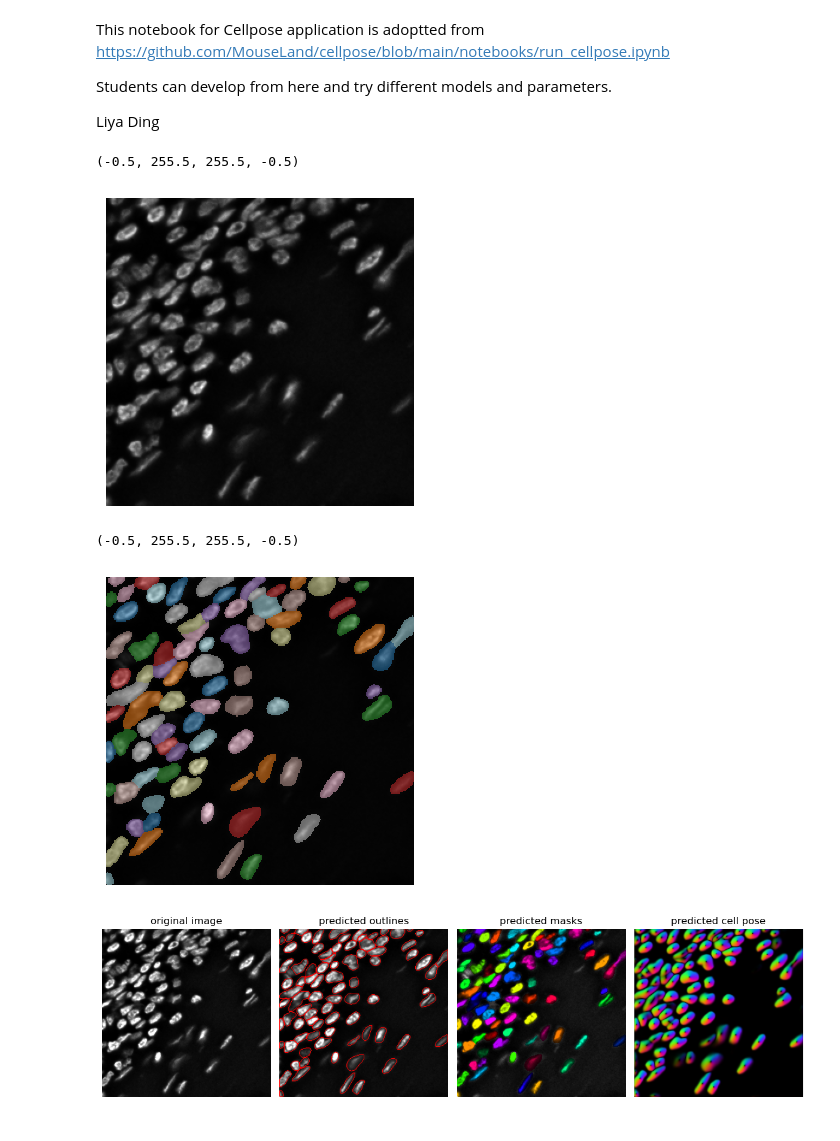
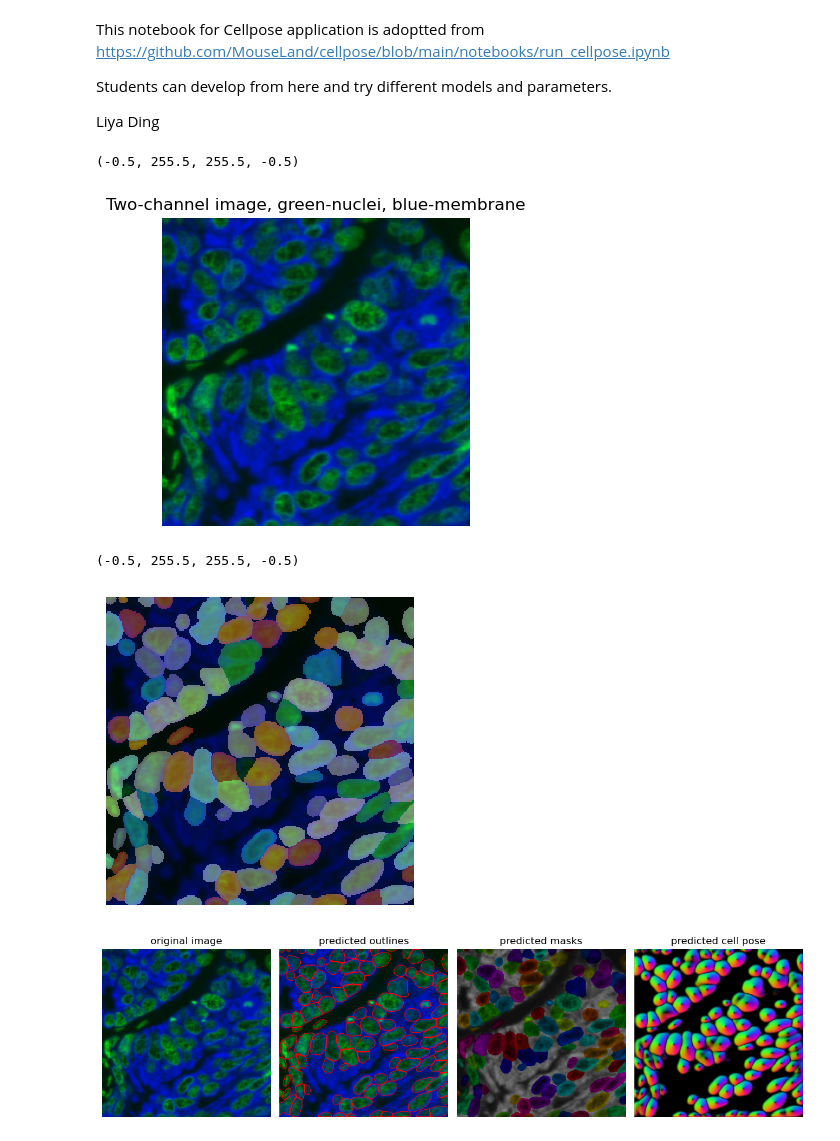
Before and after one commit to Center-for-Living-Systems/cell_segmentation_3D, a Jupyter notebook: segmentation_notebooks/cellpose_segmentation_test_script.ipynb, the cells around one changed output. Saved outputs shown, nothing was run; the diff lists cells and outputs as text; code cells hidden in the pictures.

Commit message:
testing two channel cellpose, imshow RGB image

```diff
--- a/segmentation_notebooks/cellpose_segmentation_test_script.ipynb
+++ b/segmentation_notebooks/cellpose_segmentation_test_script.ipynb
@@ -15,15 +15,26 @@ from cellpose import utils, io
 from tifffile import imread, imwrite
 # %%
 # read in image sequence ( get the data ready with the "get_images.ipynb" in data preparation part and use the correct path)
-filename = '/mnt/d/lding/dsi_clinic/cellsegmentation/data/tissuenet_v1.1/tissuenet_v1.1_test/img_C0/img_C0_0524.tiff'
+filename_C0 = '/mnt/d/lding/dsi_clinic/cellsegmentation/data/tissuenet_v1.1/tissuenet_v1.1_test/img_C0/img_C0_0046.tiff'
+filename_C1 = '/mnt/d/lding/dsi_clinic/cellsegmentation/data/tissuenet_v1.1/tissuenet_v1.1_test/img_C1/img_C1_0046.tiff'
+img_C0 = io.imread(filename_C0)
+img_C1 = io.imread(filename_C1)
 
-img = io.imread(filename)
+# briefly normalize the images, could improve
+img_C0 = img_C0/img_C0.max()
+img_C1 = img_C1/img_C1.max()
+
+# make a RGB image, R zeros, G nuclei, B membrane
+img_2ch = np.stack([np.zeros_like(img_C0), img_C0,img_C1])
+
 plt.figure(figsize=(4,4))
-plt.imshow(img, cmap='gray')
+#display of the image need dimension x*y*3, so swap the order for display
+plt.imshow(np.transpose(img_2ch, (1,2,0)))
+plt.title('Two-channel image, green-nuclei, blue-membrane')
 plt.axis('off')
 # %% [output]
 (-0.5, 255.5, 255.5, -0.5)
-[figure, old version]
+[figure, new version]
 # %%
 # Run Cellpose
 
@@ -55,18 +67,18 @@ newmap.colors[0,:]  = [0,0,0,1] # black for background
 
 # display
 plt.figure(figsize=(4,4))
-plt.imshow(img, cmap='gray')
+plt.imshow(np.transpose(img_2ch, (1,2,0)), cmap='gray')
 plt.imshow(masks, cmap=newmap, interpolation='None',alpha=0.5)
 plt.axis('off')
 # %% [output]
 (-0.5, 255.5, 255.5, -0.5)
-[figure, old version]
+[figure, new version]
 # %%
 # Display the results with cellpose's tool of displaying 4 panels
 from cellpose import plot
 fig = plt.figure(figsize=(12,5))
-plot.show_segmentation(fig, img, masks, flows[0])
+plot.show_segmentation(fig, np.transpose(img_2ch, (1,2,0)), masks, flows[0])
 plt.tight_layout()
 plt.show()
 # %% [output]
-[figure, old version]
+[figure, new version]
```
Also changed, not shown: parts of 1 cell of this notebook.
